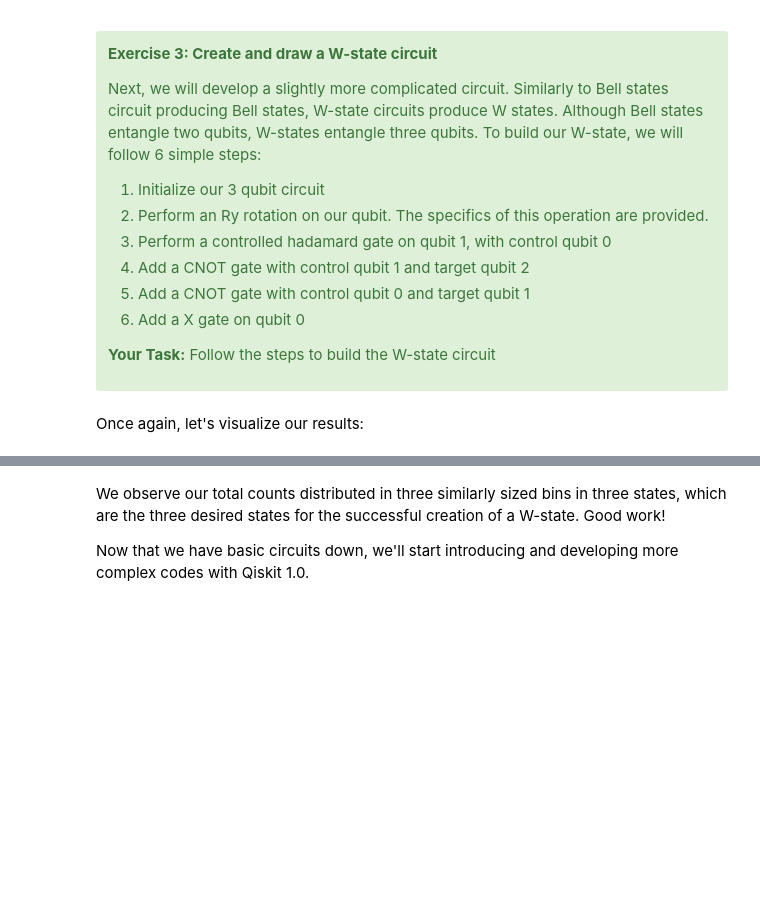
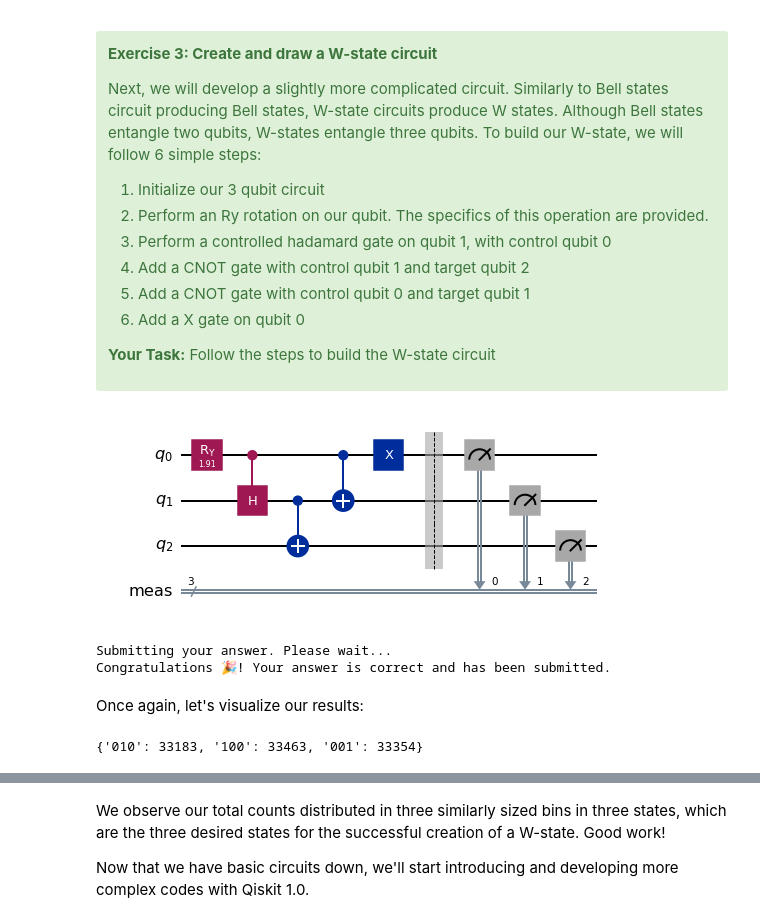
Before and after one commit to Prad-R/ibm-quantum-challenge-2024, a Jupyter notebook: content/lab_1/lab-1.ipynb, the cells around one changed output, grey strips where cells are left out. Saved outputs shown, nothing was run; the diff lists cells and outputs as text; code cells hidden in the pictures; blank space fills up the shorter version.

```diff
--- a/content/lab_1/lab-1.ipynb
+++ b/content/lab_1/lab-1.ipynb
@@ -210,33 +210,42 @@ To build our W-state, we will follow 6 simple steps:
 </div>
 # %%
 # Step 1
-qc = #your_code_here
+qc = QuantumCircuit(3)
 
 # Step 2 (provided)
 qc.ry(1.91063324, 0)
 
 # Add steps 3-6 below
 
-
-
+qc.ch(0, 1) # Step 3
+qc.cx(1, 2) # Step 4
+qc.cx(0, 1) # Step 5
+qc.x(0) # Step 6
 
 ### Don't change any code past this line ###
 qc.measure_all()
 qc.draw('mpl')
+# %% [output]
+[figure, added]
 # %%
 # Submit your answer using following code
 
 grade_lab1_ex3(qc) # Expected result type: # Expected result type: QuantumCircuit
+# %% [output]
+Submitting your answer. Please wait...
+Congratulations 🎉! Your answer is correct and has been submitted.
 # %% [markdown]
 Once again, let's visualize our results:
 # %%
 sampler = StatevectorSampler()
 pub = (qc)
-job_sampler = sampler.run([pub], shots=10000)
+job_sampler = sampler.run([pub], shots=100000)
 
 result_sampler = job_sampler.result()
 counts_sampler = result_sampler[0].data.meas.get_counts()
 
 print(counts_sampler)
+# %% [output]
+{'010': 33183, '100': 33463, '001': 33354}
 # %%
 plot_histogram(counts_sampler)
```
Also changed, not shown: parts of 6 cells of this notebook.
